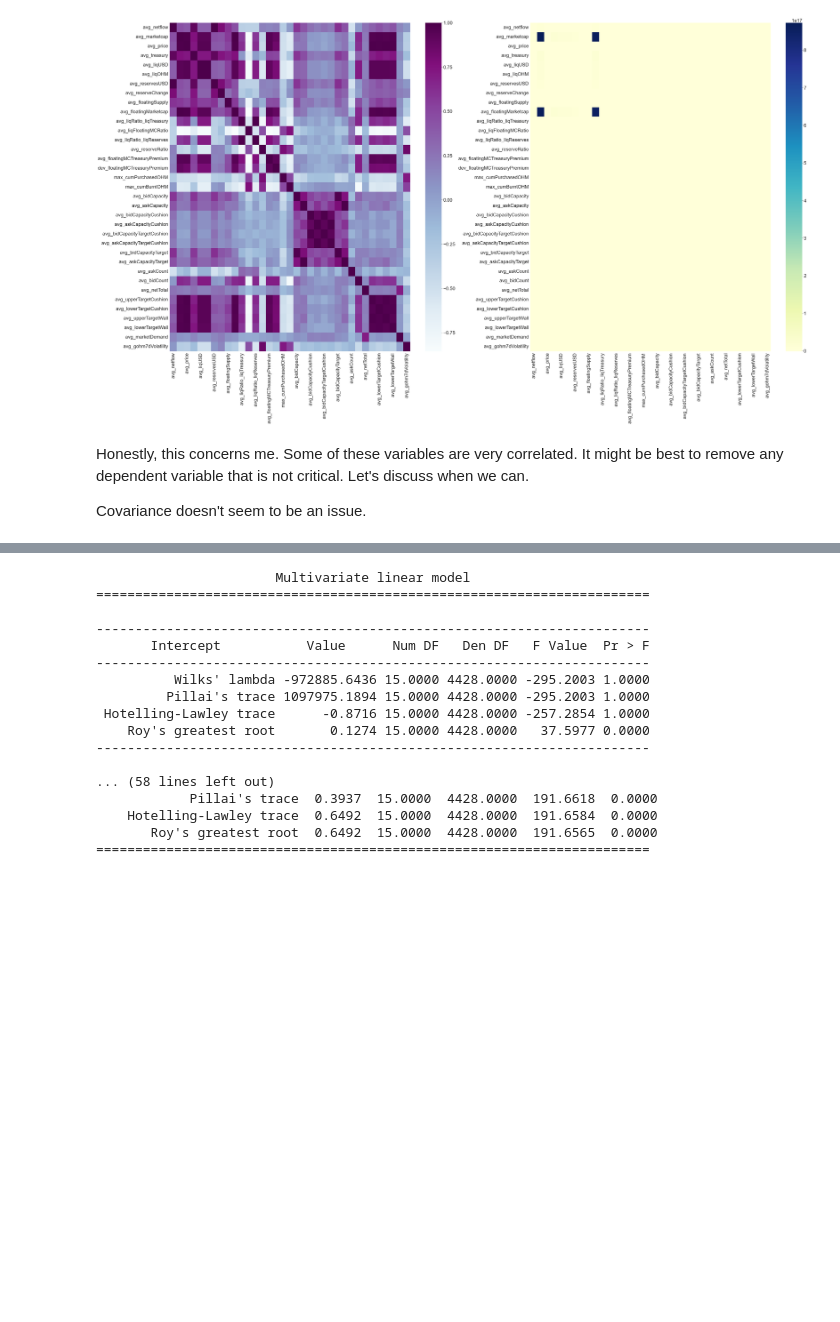
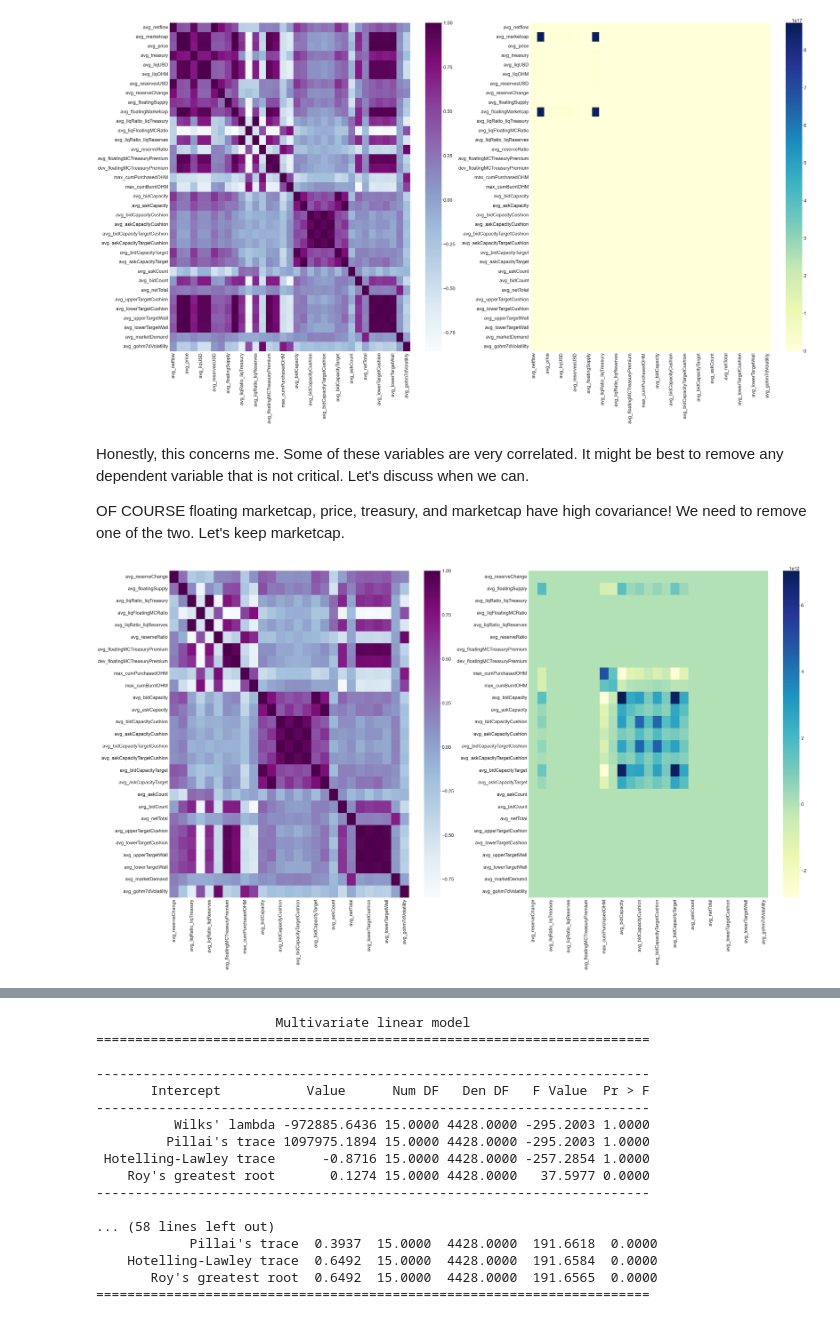
Before and after one commit to EdgeCaser/LiquiditySims, a Jupyter notebook: Stats.ipynb, the cells around one changed output, grey strips where cells are left out. Cells and saved outputs as stored; diff of their text form; code cells hidden in the pictures; blank space fills up the shorter version.

Commit message:
Update on latest sims - covariance and correlation matrixes added to verify manova assumptions are met

```diff
--- a/Stats.ipynb
+++ b/Stats.ipynb
@@ -121,4 +121,20 @@ plt.show()
 # %% [markdown]
 Honestly, this concerns me. Some of these variables are very correlated. It might be best to remove any dependent variable that is not critical. Let's discuss when we can.
 
-Covariance doesn't seem to be an issue.
+OF COURSE floating marketcap, price, treasury, and marketcap have high covariance! We need to remove one of the two. Let's keep marketcap.
+# %%
+df4 = df3.drop(['avg_floatingMarketcap', 'avg_price', 'avg_treasury', 'avg_liqUSD', 'avg_liqOHM', 'avg_marketcap', 'avg_netflow', 'avg_reservesUSD' ], axis=1)
+
+fig, axs = plt.subplots(ncols=2, nrows=1)
+corrMatrix = pd.DataFrame.corr(df4)
+sns.heatmap(corrMatrix, annot=False, cmap='BuPu', ax=axs[0])
+
+covMatrix = pd.DataFrame.cov(df4)
+sns.heatmap(covMatrix, annot=False, cmap='YlGnBu', ax=axs[1])
+
+plt.gcf().set_size_inches(50, 25)
+path =os.getcwd() +'\\covariancematrix2.png'
+plt.savefig(path, dpi=100)
+plt.show()
+# %% [output]
+[figure, added]
```
Also changed, not shown: parts of 8 cells of this notebook, 1 other file.
